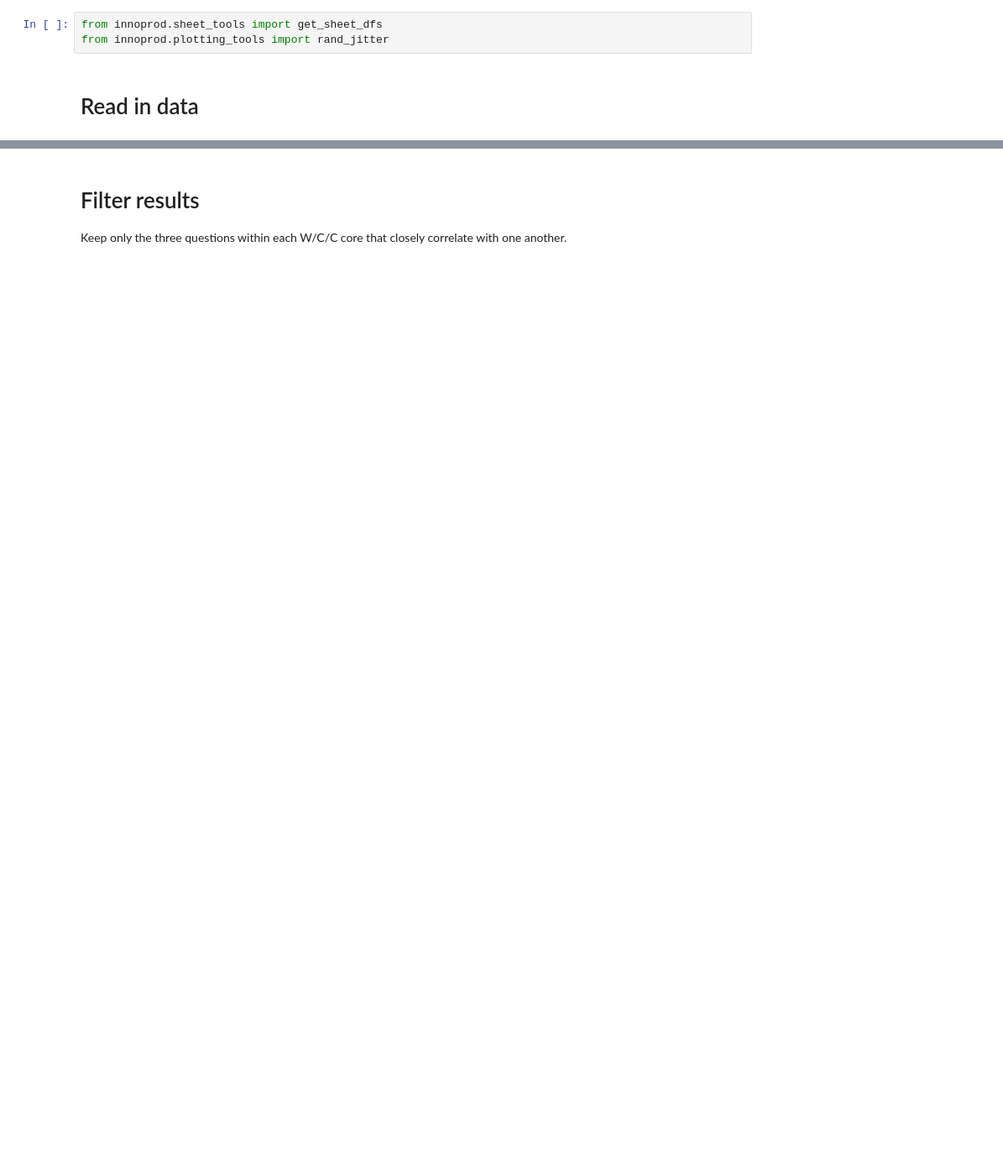
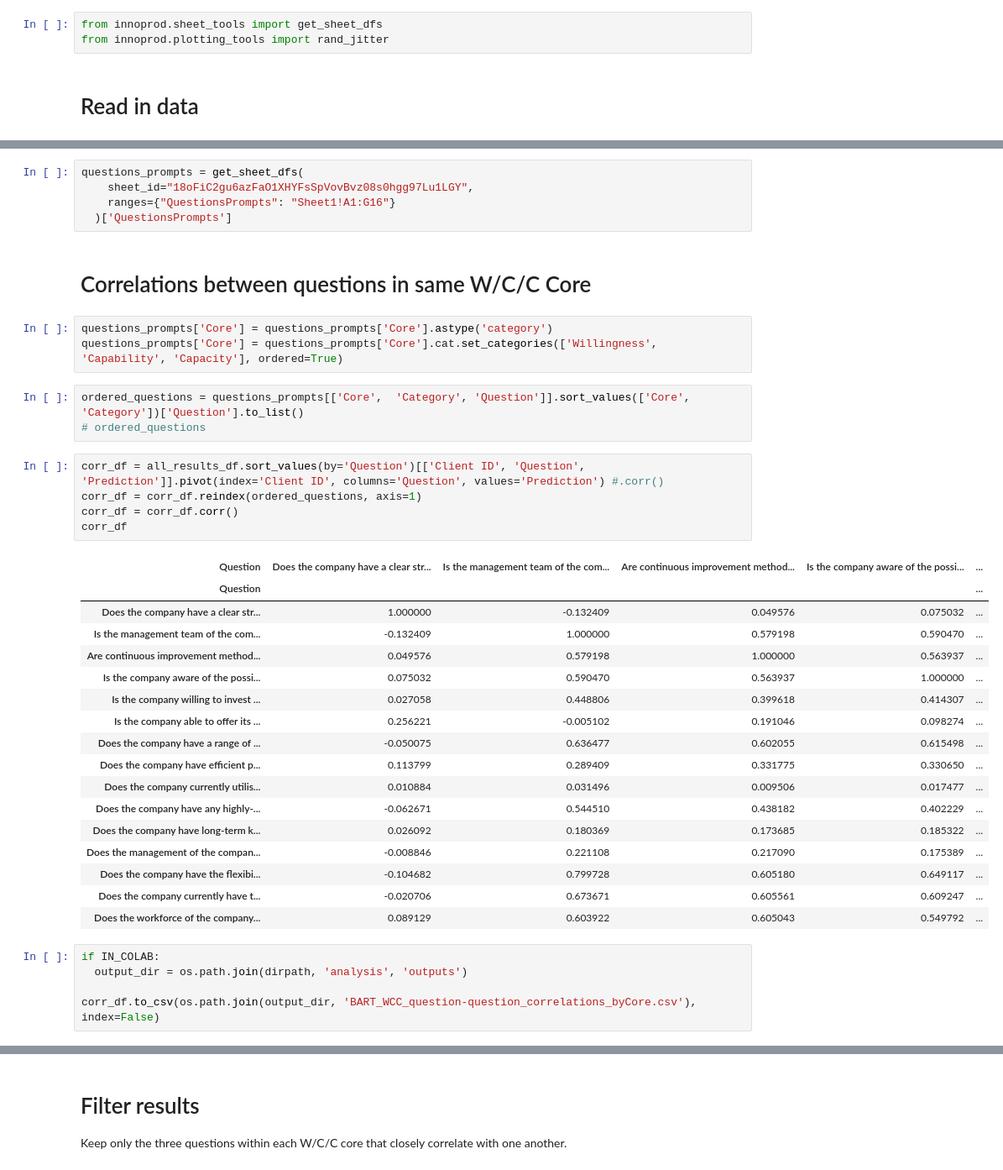
Before and after one commit to roughhawkbit/digi-inno-road-prod, a Jupyter notebook: analysis/Analyse_BART_zero_shot_results.ipynb, the cells around one changed output, grey strips where cells are left out. Shown at 84% size. Saved outputs shown, nothing was run; the diff lists cells and outputs as text; blank space fills up the shorter version.

```diff
--- a/analysis/Analyse_BART_zero_shot_results.ipynb
+++ b/analysis/Analyse_BART_zero_shot_results.ipynb
@@ -62,0 +82,41 @@ for col, ty in col_types.items():
+# %%
+questions_prompts = get_sheet_dfs(
+    sheet_id="18oFiC2gu6azFaO1XHYFsSpVovBvz08s0hgg97Lu1LGY",
+    ranges={"QuestionsPrompts": "Sheet1!A1:G16"}
+  )['QuestionsPrompts']
+# %% [markdown]
+# Correlations between questions in same W/C/C Core
+# %%
+questions_prompts['Core'] = questions_prompts['Core'].astype('category')
+questions_prompts['Core'] = questions_prompts['Core'].cat.set_categories(['Willingness', 'Capability', 'Capacity'], ordered=True)
+# %%
+ordered_questions = questions_prompts[['Core',	'Category',	'Question']].sort_values(['Core', 'Category'])['Question'].to_list()
+# ordered_questions
+# %%
+corr_df = all_results_df.sort_values(by='Question')[['Client ID', 'Question', 'Prediction']].pivot(index='Client ID', columns='Question', values='Prediction') #.corr()
+corr_df = corr_df.reindex(ordered_questions, axis=1)
+corr_df = corr_df.corr()
+corr_df
+# %% [output]
+| Question | Does the company have a clear str... | Is the management team of the com... | Are continuous improvement method... | Is the company aware of the possi... | ... |
+| Question |  |  |  |  | ... |
+| Does the company have a clear str... | 1.000000 | -0.132409 | 0.049576 | 0.075032 | ... |
+| Is the management team of the com... | -0.132409 | 1.000000 | 0.579198 | 0.590470 | ... |
+| Are continuous improvement method... | 0.049576 | 0.579198 | 1.000000 | 0.563937 | ... |
+| Is the company aware of the possi... | 0.075032 | 0.590470 | 0.563937 | 1.000000 | ... |
+| Is the company willing to invest ... | 0.027058 | 0.448806 | 0.399618 | 0.414307 | ... |
+| Is the company able to offer its ... | 0.256221 | -0.005102 | 0.191046 | 0.098274 | ... |
+| Does the company have a range of ... | -0.050075 | 0.636477 | 0.602055 | 0.615498 | ... |
+| Does the company have efficient p... | 0.113799 | 0.289409 | 0.331775 | 0.330650 | ... |
+| Does the company currently utilis... | 0.010884 | 0.031496 | 0.009506 | 0.017477 | ... |
+| Does the company have any highly-... | -0.062671 | 0.544510 | 0.438182 | 0.402229 | ... |
+| Does the company have long-term k... | 0.026092 | 0.180369 | 0.173685 | 0.185322 | ... |
+| Does the management of the compan... | -0.008846 | 0.221108 | 0.217090 | 0.175389 | ... |
+| Does the company have the flexibi... | -0.104682 | 0.799728 | 0.605180 | 0.649117 | ... |
+| Does the company currently have t... | -0.020706 | 0.673671 | 0.605561 | 0.609247 | ... |
+| Does the workforce of the company... | 0.089129 | 0.603922 | 0.605043 | 0.549792 | ... |
+# %%
+if IN_COLAB:
+  output_dir = os.path.join(dirpath, 'analysis', 'outputs')
+
+corr_df.to_csv(os.path.join(output_dir, 'BART_WCC_question-question_correlations_byCore.csv'), index=False)
```
Also changed, not shown: parts of 14 cells of this notebook.
